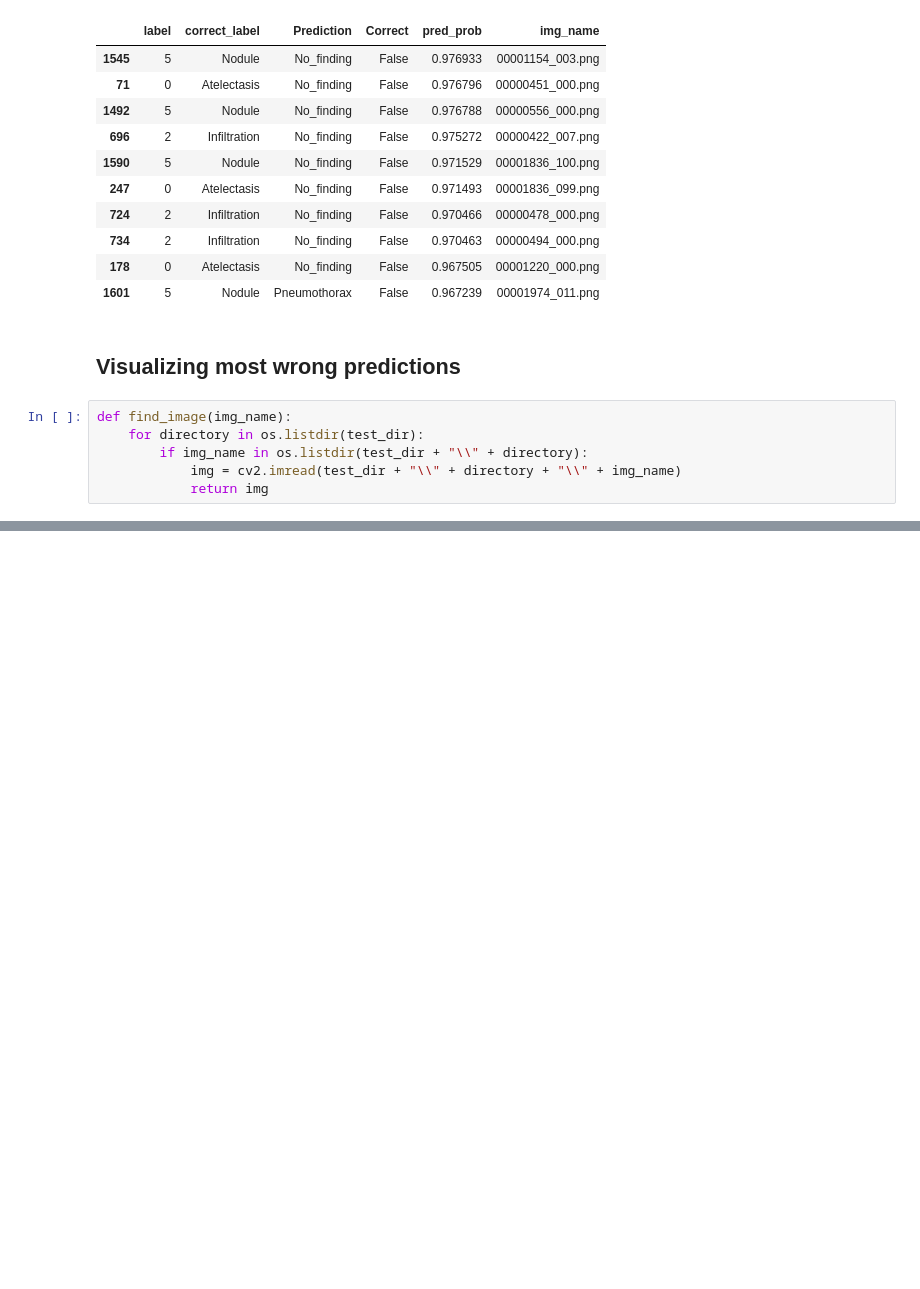
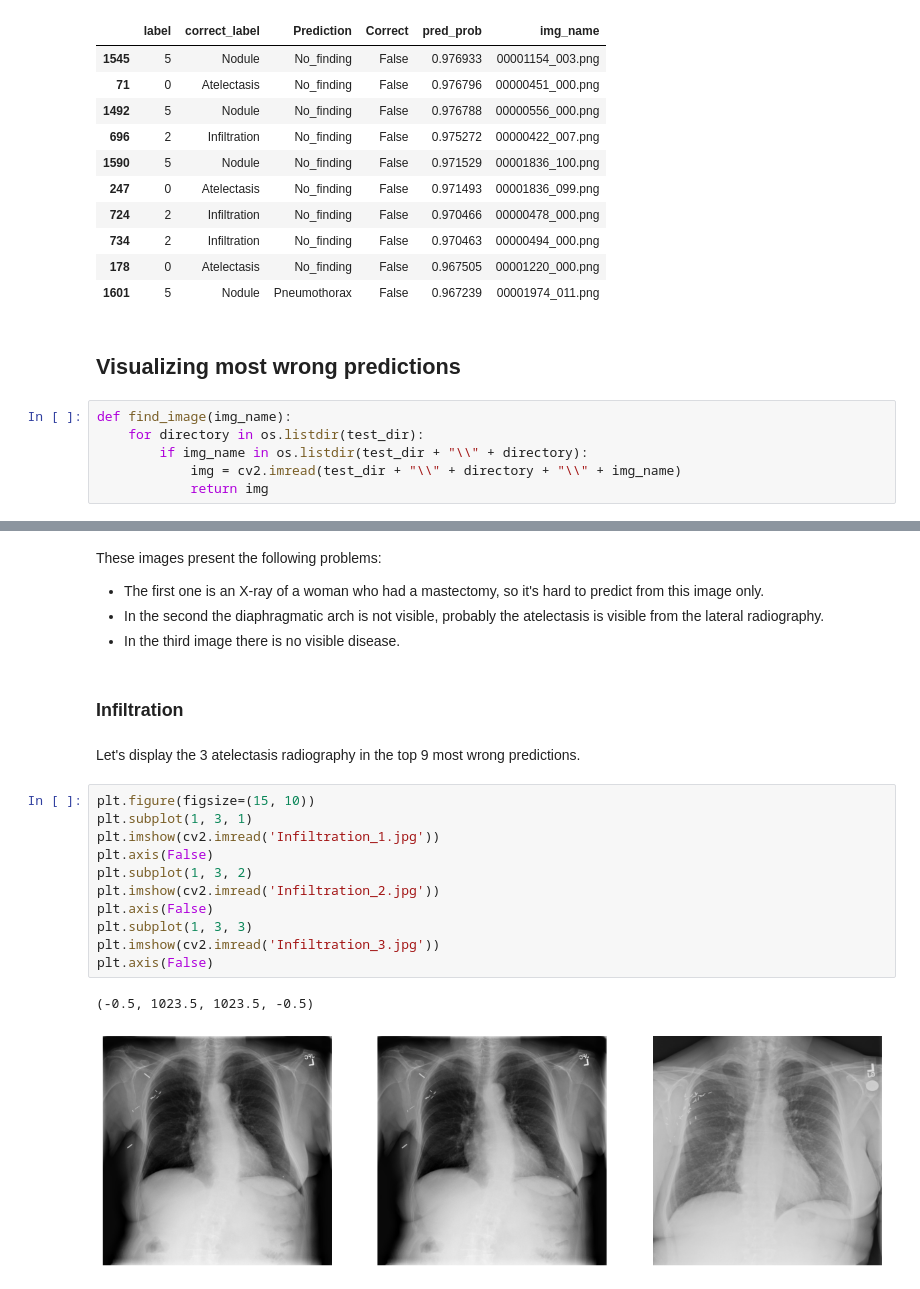
Before and after one commit to Pie98/Chest_X_rays, a Jupyter notebook: 5_results/results_evaluation.ipynb, the cells around one changed output, grey strips where cells are left out. Drawn from its saved outputs; the diff is of its cells as text; blank space fills up the shorter version.

```diff
--- a/5_results/results_evaluation.ipynb
+++ b/5_results/results_evaluation.ipynb
@@ -195,0 +237,23 @@ for i, row in enumerate(wrong_results_df[start_index:start_index+images_to_view]
+# %% [markdown]
+These images present the following problems:
+* The first one is an X-ray of a woman who had a mastectomy, so it's hard to predict from this image only.
+* In the second the diaphragmatic arch is not visible, probably the atelectasis is visible from the lateral radiography.
+* In the third image there is no visible disease.
+# %% [markdown]
+### Infiltration
+# %% [markdown]
+Let's display the 3 atelectasis radiography in the top 9 most wrong predictions.
+# %%
+plt.figure(figsize=(15, 10))
+plt.subplot(1, 3, 1)
+plt.imshow(cv2.imread('Infiltration_1.jpg'))
+plt.axis(False)
+plt.subplot(1, 3, 2)
+plt.imshow(cv2.imread('Infiltration_2.jpg'))
+plt.axis(False)
+plt.subplot(1, 3, 3)
+plt.imshow(cv2.imread('Infiltration_3.jpg'))
+plt.axis(False)
+# %% [output]
+(-0.5, 1023.5, 1023.5, -0.5)
+[figure, added]
```
Also changed, not shown: parts of 14 cells of this notebook, 9 other files.
